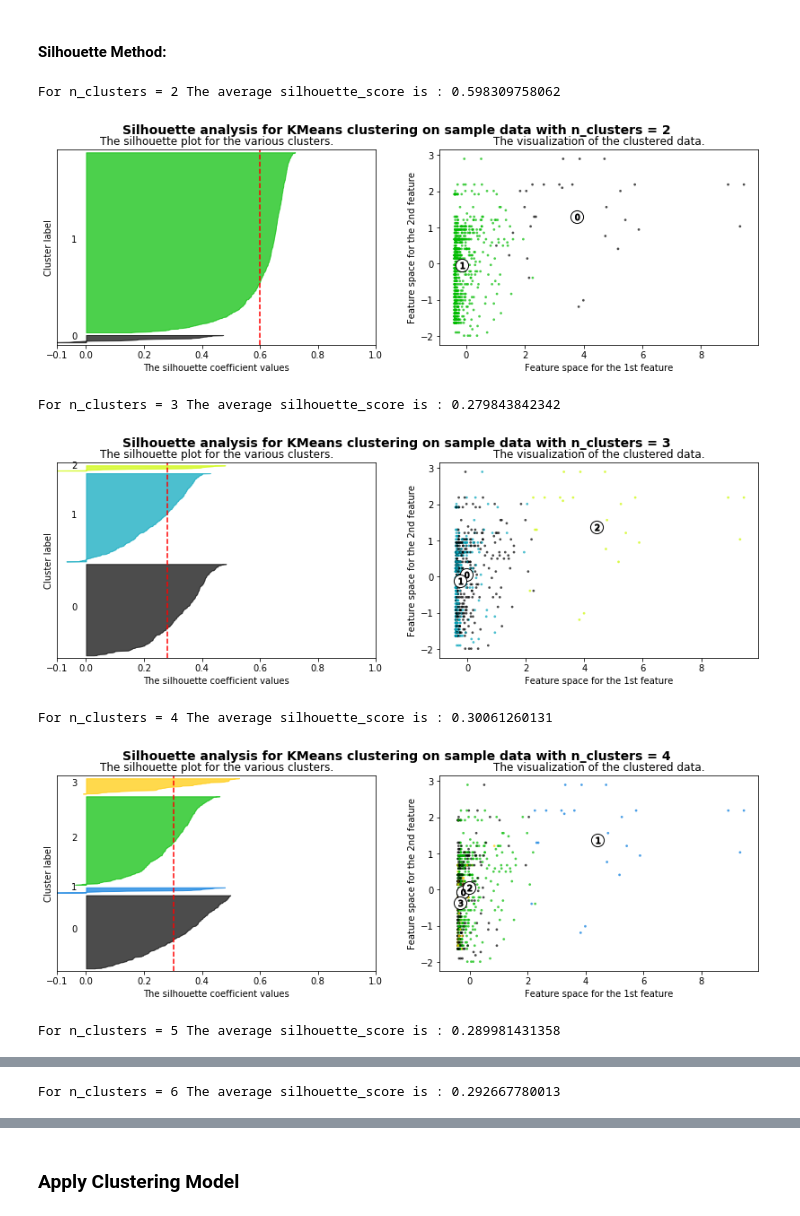
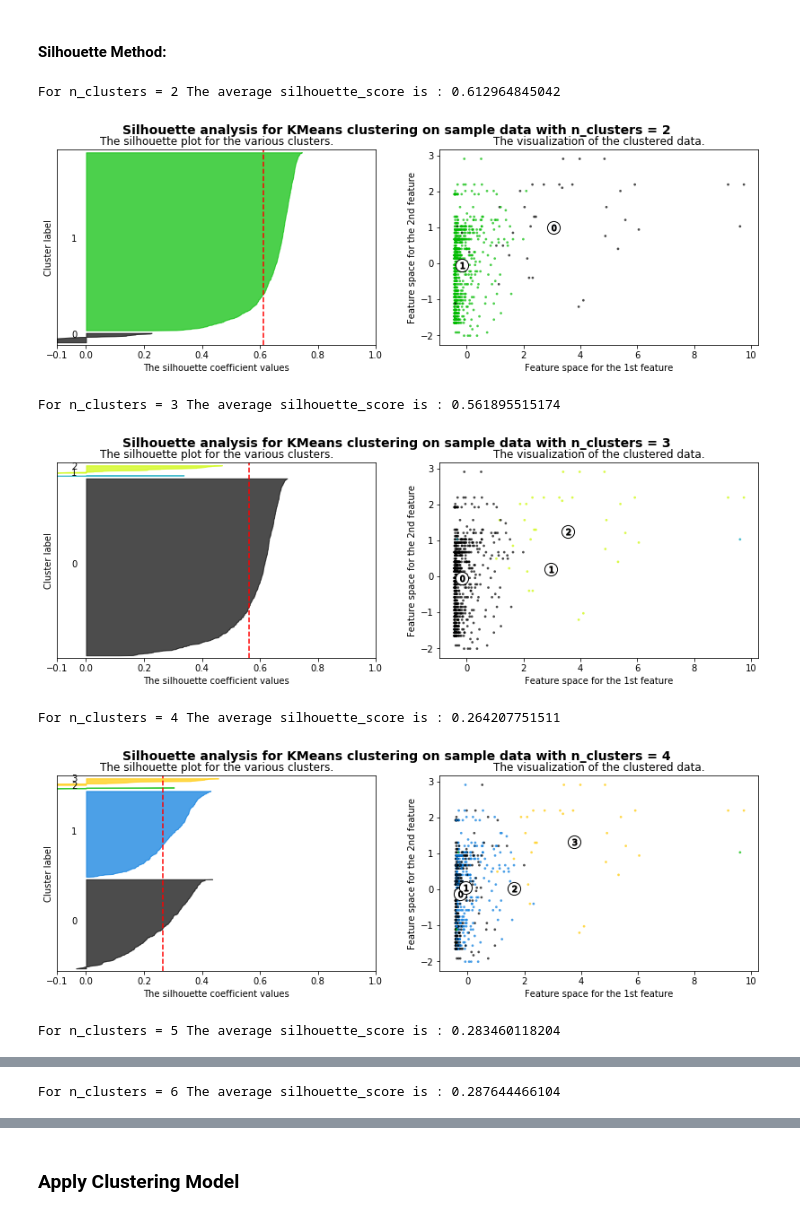
Before and after one commit to AlfredMtz/clustering-stocks, a Jupyter notebook: Diversification-System-Project.ipynb, the cells around one changed output, grey strips where cells are left out. Cells and saved outputs as stored; diff of their text form; code cells hidden in the pictures.

Commit message:
update average mean values for cluster and check test data

```diff
--- a/Diversification-System-Project.ipynb
+++ b/Diversification-System-Project.ipynb
@@ -155,0 +168,5 @@ mydata.head(3)
+# %%
+#splits data
+clust_train, clust_test = train_test_split(mydata, test_size=.3, random_state=123)
+#print(clust_train.shape)
+#print(clust_test.shape)
@@ -156,21 +175,11 @@ mydata.head(3)
 # %%
-# Builds object data types to numerical data types
-mydata['MarketCap'] = mydata['MarketCap'].astype('float64')
-mydata['Avg_Daily_DolsTraded'] = mydata['Avg_Daily_DolsTraded'].astype('float64')
-#mydata.dtypes
-
 # Turns data into a matrix box
-data = mydata.as_matrix(columns=[ 'MarketCap', 'Yys_Pbl_Traded','Avg_Daily_DolsTraded',
+data = clust_train.as_matrix(columns=[ 'MarketCap', 'Yys_Pbl_Traded','Avg_Daily_DolsTraded',
        'Avg_Daily_Return', 'Std_Daily_Return', 'Daily_Sharpe_Ratio',
        'Dividend_Yield'])
 
 x_cols = data
 # scales data
-scaled_cols = preprocessing.scale(x_cols)
+sc_clust_train = preprocessing.scale(x_cols)
 #print('mean:',round(scaled_cols.mean()))
 #print('std:',scaled_cols.std())
-
-#splits data
-clust_train, clust_test = train_test_split(scaled_cols, test_size=.3, random_state=123)
-#print(clust_train.shape)
-#print(clust_test.shape)
@@ -186,7 +195,7 @@ y =[]
 
 for k in K_range:
     k_means = KMeans(n_clusters= k, random_state = 1, init = 'k-means++')
-    k_means.fit(clust_train)
+    k_means.fit(sc_clust_train)
     labels=k_means.labels_
     y.append(k_means.inertia_)
 
@@ -201,7 +210,7 @@ plt.show()
 #### Silhouette Method:
 # %%
 range_n_clusters = [2, 3, 4, 5, 6]
-X=clust_train
+X= sc_clust_train
 
 for n_clusters in range_n_clusters:
 
@@ -225,19 +234,19 @@ for n_clusters in range_n_clusters:
     # Initialize the clusterer with n_clusters value and a random generator
     # seed of 10 for reproducibility.
     clusterer = KMeans(n_clusters=n_clusters, random_state=10)
-    cluster_labels = clusterer.fit_predict(clust_train)
+    cluster_labels = clusterer.fit_predict(sc_clust_train)
 
 # IT CALCULATES THE AVERAGE SCORES FOR EACH # OF CLUSTERS, THE CLOSER TO ONE THE BETTER FIT
     # The silhouette_score gives the average value for all the samples.
     # This gives a perspective into the density and separation of the formed
     # clusters
-    silhouette_avg = silhouette_score(clust_train, cluster_labels)
+    silhouette_avg = silhouette_score(sc_clust_train, cluster_labels)
     print("For n_clusters =", n_clusters,
           "The average silhouette_score is :", silhouette_avg)
 
 
      # Compute the silhouette scores for each sample
-    sample_silhouette_values = silhouette_samples(clust_train, cluster_labels)
+    sample_silhouette_values = silhouette_samples(sc_clust_train, cluster_labels)
 
 
 
@@ -272,37 +281,37 @@ for n_clusters in range_n_clusters:
     ax1.axvline(x=silhouette_avg, color="red", linestyle="--")
 
     ax1.set_yticks([])  # Clear the yaxis labels / ticks
     ax1.set_xticks([-0.1, 0, 0.2, 0.4, 0.6, 0.8, 1])
 
     # 2nd Plot showing the actual clusters formed
     colors = cm.spectral(cluster_labels.astype(float) / n_clusters)
     ax2.scatter(X[:, 0], X[:, 1], marker='.', s=30, lw=0, alpha=0.7,
                 c=colors, edgecolor='k')
 
     # Labeling the clusters
     centers = clusterer.cluster_centers_
     # Draw white circles at cluster centers
     ax2.scatter(centers[:, 0], centers[:, 1], marker='o',
                 c="white", alpha=1, s=200, edgecolor='k')
 
     for i, c in enumerate(centers):
         ax2.scatter(c[0], c[1], marker='$%d$' % i, alpha=1,
                     s=50, edgecolor='k')
 
     ax2.set_title("The visualization of the clustered data.")
     ax2.set_xlabel("Feature space for the 1st feature")
     ax2.set_ylabel("Feature space for the 2nd feature")
 
     plt.suptitle(("Silhouette analysis for KMeans clustering on sample data "
                   "with n_clusters = %d" % n_clusters),
                  fontsize=14, fontweight='bold')
 
     plt.show()
 # %% [output]
-For n_clusters = 2 The average silhouette_score is : 0.598309758062
+For n_clusters = 2 The average silhouette_score is : 0.612964845042
-[figure, old version]
+[figure, new version]
-For n_clusters = 3 The average silhouette_score is : 0.279843842342
+For n_clusters = 3 The average silhouette_score is : 0.561895515174
-[figure, old version]
+[figure, new version]
-For n_clusters = 4 The average silhouette_score is : 0.30061260131
+For n_clusters = 4 The average silhouette_score is : 0.264207751511
-[figure, old version]
+[figure, new version]
-For n_clusters = 5 The average silhouette_score is : 0.289981431358
+For n_clusters = 5 The average silhouette_score is : 0.283460118204
@@ -310 +319 @@ For n_clusters = 5 The average silhouette_score is : 0.289981431358
-For n_clusters = 6 The average silhouette_score is : 0.292667780013
+For n_clusters = 6 The average silhouette_score is : 0.287644466104
```
Also changed, not shown: parts of 25 cells of this notebook.
